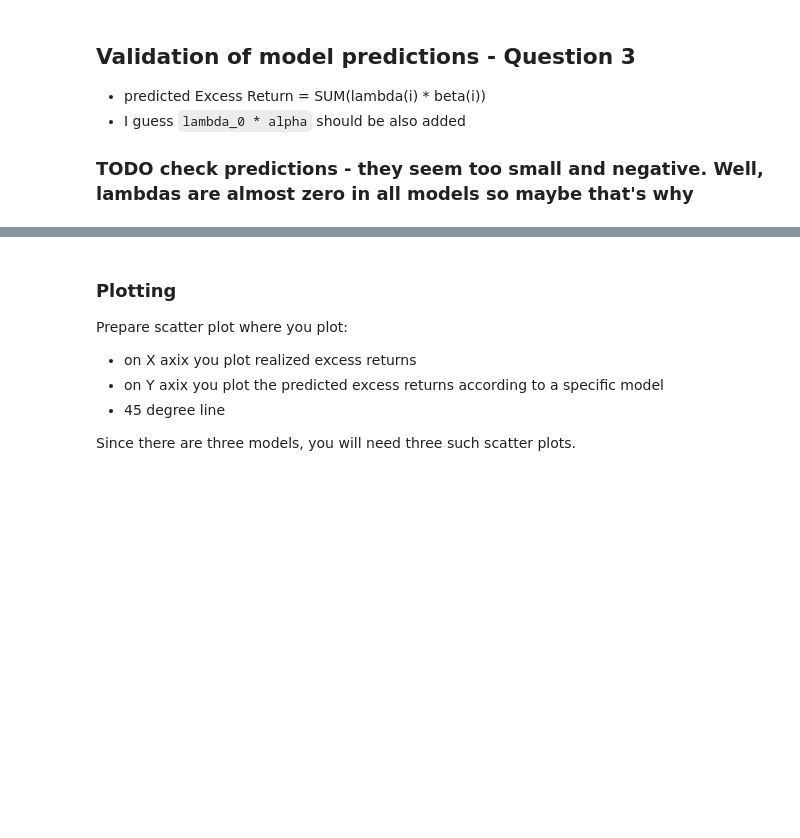
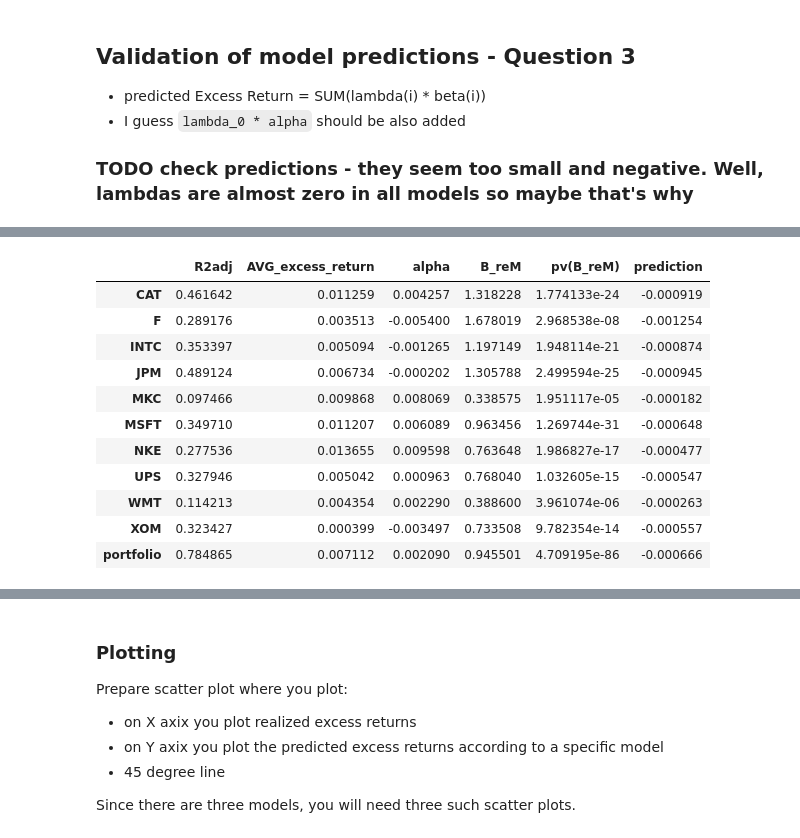
Before and after one commit to maxbranting/investment-theory, a Jupyter notebook: class5_Q123.ipynb, the cells around one changed output, grey strips where cells are left out. Cells and saved outputs as stored; diff of their text form; code cells hidden in the pictures; blank space fills up the shorter version.

```diff
--- a/class5_Q123.ipynb
+++ b/class5_Q123.ipynb
@@ -273,3 +273,18 @@ results_Carhart
 | WMT | 0.161389 | 0.004354 | 0.002898 | 0.508598 | -0.488193 | -0.054199 | 0.043978 | 3.705310e-07 | 0.000741 | ... |
 | XOM | 0.349708 | 0.000399 | -0.003533 | 0.799160 | -0.065398 | 0.320613 | 0.141823 | 1.030371e-14 | 0.628658 | ... |
 | portfolio | 0.807873 | 0.007112 | 0.002860 | 0.865869 | -0.034887 | 0.110431 | -0.149854 | 3.626777e-62 | 0.524900 | ... |
+# %%
+results_CAPM
+# %% [output]
+|  | R2adj | AVG_excess_return | alpha | B_reM | pv(B_reM) | prediction |
+| CAT | 0.461642 | 0.011259 | 0.004257 | 1.318228 | 1.774133e-24 | -0.000919 |
+| F | 0.289176 | 0.003513 | -0.005400 | 1.678019 | 2.968538e-08 | -0.001254 |
+| INTC | 0.353397 | 0.005094 | -0.001265 | 1.197149 | 1.948114e-21 | -0.000874 |
+| JPM | 0.489124 | 0.006734 | -0.000202 | 1.305788 | 2.499594e-25 | -0.000945 |
+| MKC | 0.097466 | 0.009868 | 0.008069 | 0.338575 | 1.951117e-05 | -0.000182 |
+| MSFT | 0.349710 | 0.011207 | 0.006089 | 0.963456 | 1.269744e-31 | -0.000648 |
+| NKE | 0.277536 | 0.013655 | 0.009598 | 0.763648 | 1.986827e-17 | -0.000477 |
+| UPS | 0.327946 | 0.005042 | 0.000963 | 0.768040 | 1.032605e-15 | -0.000547 |
+| WMT | 0.114213 | 0.004354 | 0.002290 | 0.388600 | 3.961074e-06 | -0.000263 |
+| XOM | 0.323427 | 0.000399 | -0.003497 | 0.733508 | 9.782354e-14 | -0.000557 |
+| portfolio | 0.784865 | 0.007112 | 0.002090 | 0.945501 | 4.709195e-86 | -0.000666 |
```
Also changed, not shown: parts of 3 cells of this notebook, 2 other files.
